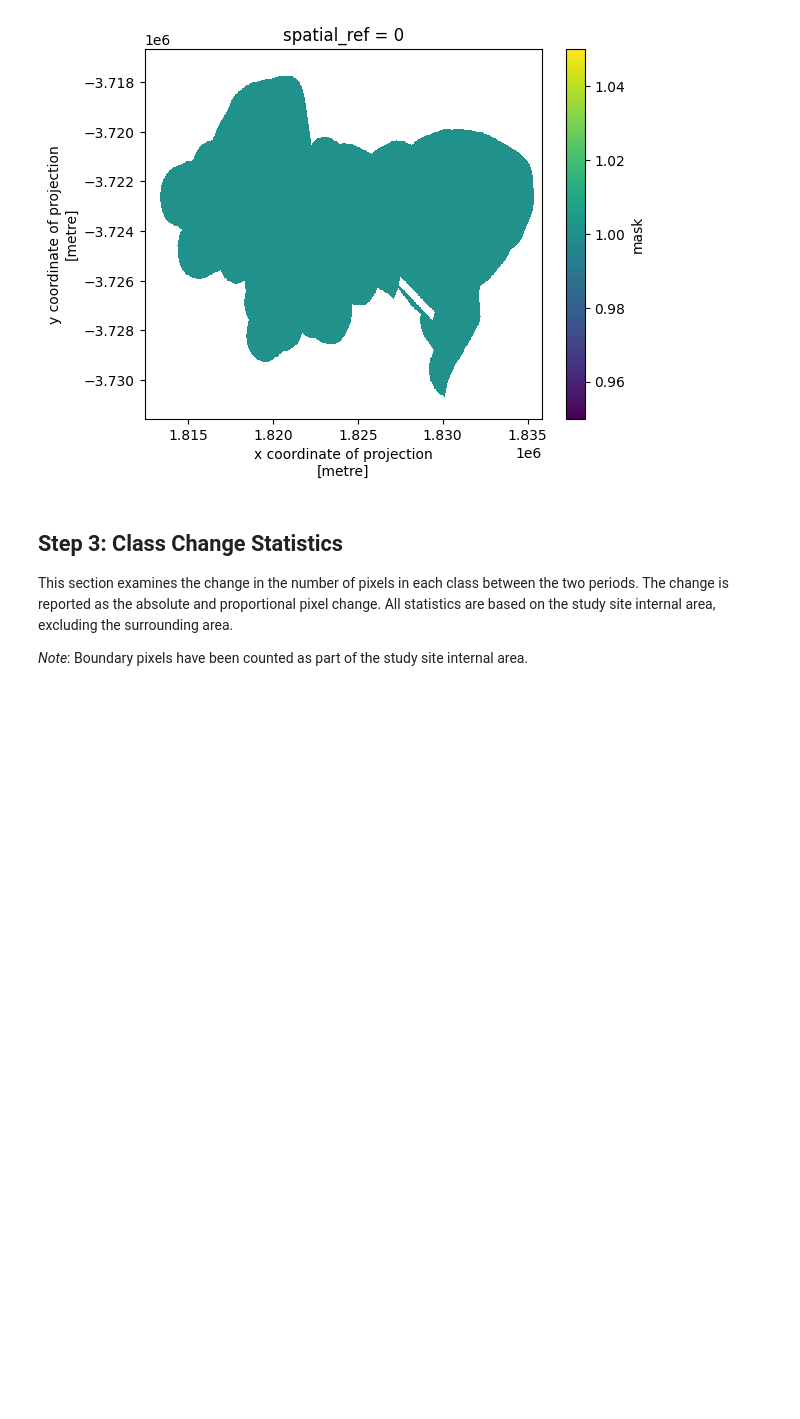
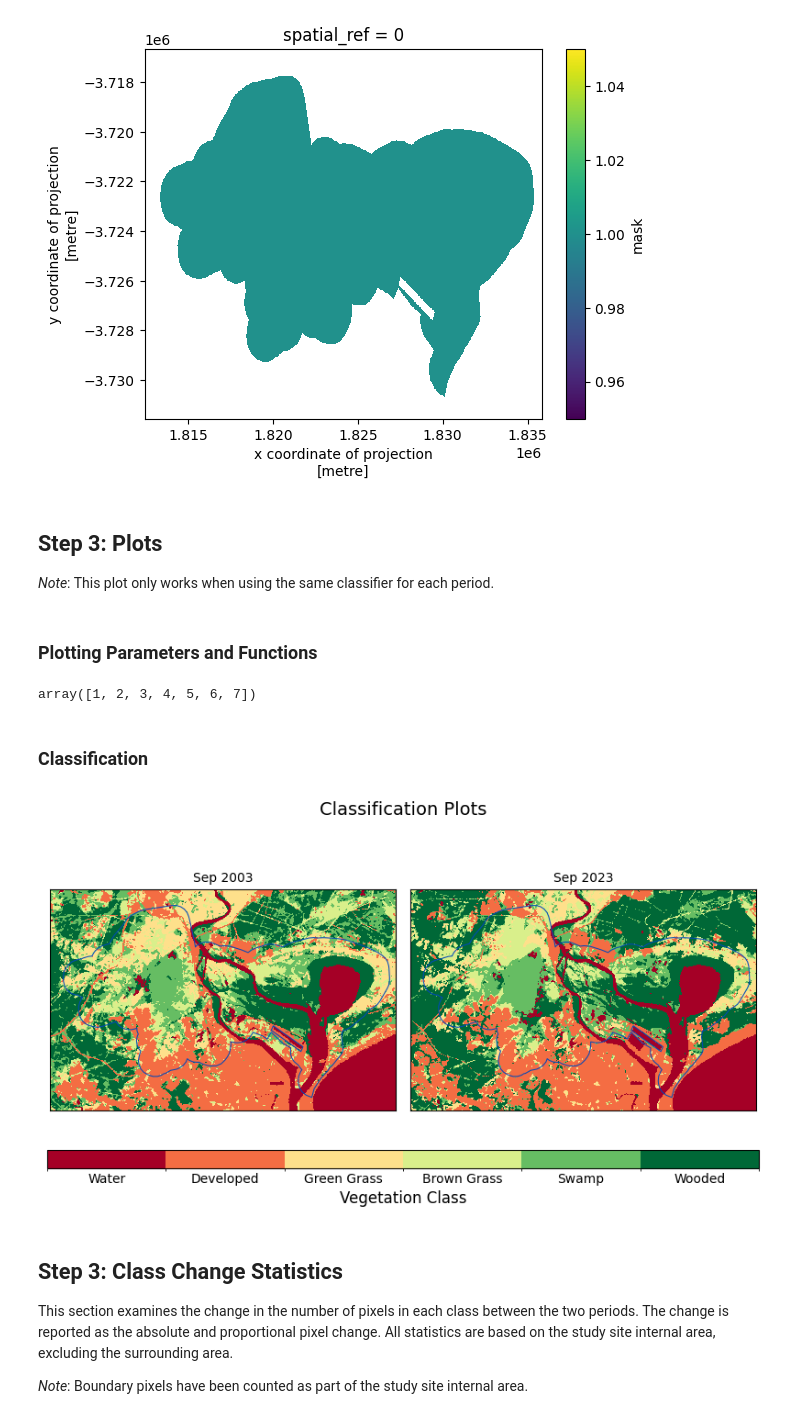
Before and after one commit to mjdear68/Hunter_Estuary_KBA, a Jupyter notebook: nbk/post_class_analysis.ipynb, the cells around one changed output. Saved outputs shown, nothing was run; the diff lists cells and outputs as text; code cells hidden in the pictures; blank space fills up the shorter version.

Commit message:
post_class_analysis.ipynb: reinstated classification plot

```diff
--- a/nbk/post_class_analysis.ipynb
+++ b/nbk/post_class_analysis.ipynb
@@ -34,6 +34,9 @@ from custom_functions import *
 # %%
 from global_params import *
 
+# Class variable of interest
+cl_var = ('SVM_Class_linear', 'SVM_Class_linear')
+
 # Random state for reproducibility
 random_state = 11
 # %% [markdown]
@@ -90,6 +93,69 @@ mask.plot()
 # %% [output]
 <matplotlib.collections.QuadMesh at 0x...>
 [figure]
+# %% [markdown]
+## Step 3: Plots
+*Note*: This plot only works when using the same classifier for each period.
+# %% [markdown]
+### Plotting Parameters and Functions
+# %%
+class_params = {
+    # 'levels':[0,1,2,3,4,5],
+    'levels':np.append(
+                np.unique(ds[cl_var[0]].values),
+                [ds[cl_var[0]].values.max()+1]
+                ),
+    # 'levels': np.unique(ds[cl_var].values),
+    'cmap':'RdYlGn',
+    'add_colorbar':False,
+}
+# %%
+class_params['levels']
+# %% [output]
+array([1, 2, 3, 4, 5, 6, 7])
+# %% [markdown]
+### Classification
+# %%
+fig, axes = plt.subplots(1,2, figsize=(8,5))
+
+for i, period in enumerate(ds.period.values):
+    colour = (ds[cl_var[i]]
+     .sel(period=period)
+     .plot(ax=axes[i], **class_params)
+    )
+
+    axes[i].set_title(period, fontsize=10)
+
+for i, ax in enumerate(axes.flat):
+    remove_labels_ticks(ax)
+    poly.boundary.plot(ax=ax, linewidth=0.75, color='#0249ba')
+
+
+# Add colorbar - horizontal at bottom
+cax = fig.add_axes([0.015, 0.1, 0.97, 0.04]) # Horizontal at bottom
+cb = fig.colorbar(
+                          colour,
+                          cax=cax,
+                          orientation = 'horizontal',
+                         )
+
+cb.set_ticks(class_params['levels'][:-1]+0.5)
+# cb.set_ticks(np.arange(1,7)+0.5)
+cb.set_ticklabels(cl_names[1:])
+cb.ax.tick_params(size=0)
+cb.set_label('Vegetation Class', fontsize=12)
+
+fig.suptitle('Classification Plots', y=0.9, fontsize=14)
+fig.tight_layout()
+
+# bbox_inches = "tight" is required to stop labels at edges being cut off
+# https://stackoverflow.com/questions/35992492/savefig-cuts-off-title
+fig.savefig(img_dir+'classification_plots_'+periods[0]+'-'+periods[1]+'.png', dpi=600, bbox_inches = "tight");
+
+plt.show()
+plt.close('all')
+# %% [output]
+[figure, added]
 # %% [markdown]
 ## Step 3: Class Change Statistics
 This section examines the change in the number of pixels in each class between the two periods. The change is reported as the absolute and proportional pixel change. All statistics are based on the study site internal area, excluding the surrounding area.
```
Also changed, not shown: parts of 1 cell of this notebook, 1 other file.
